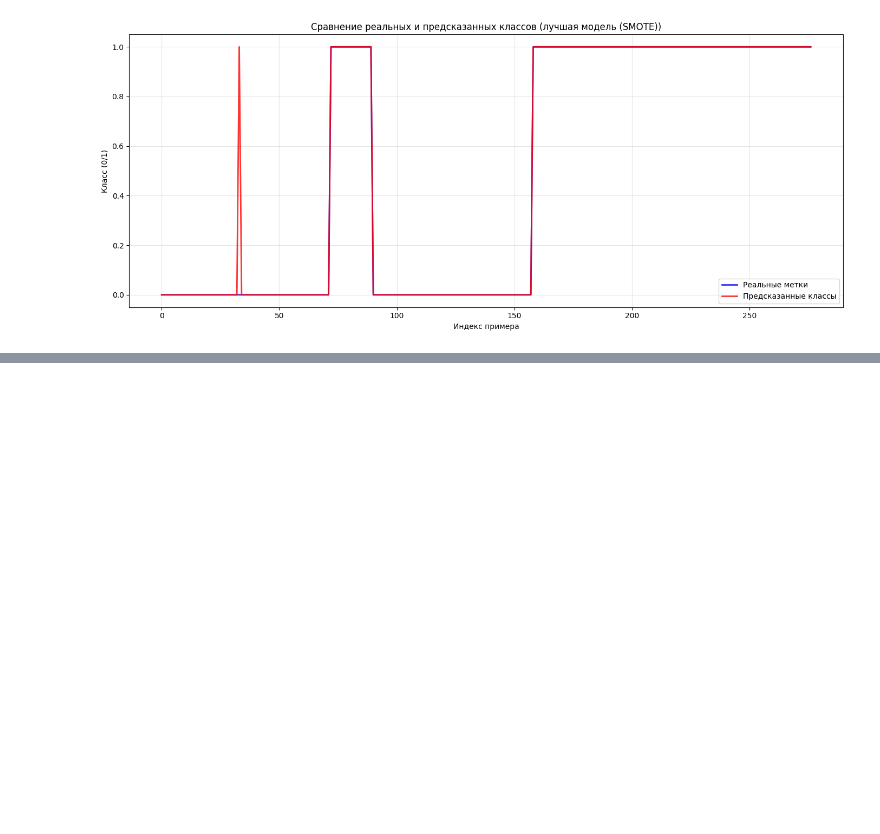
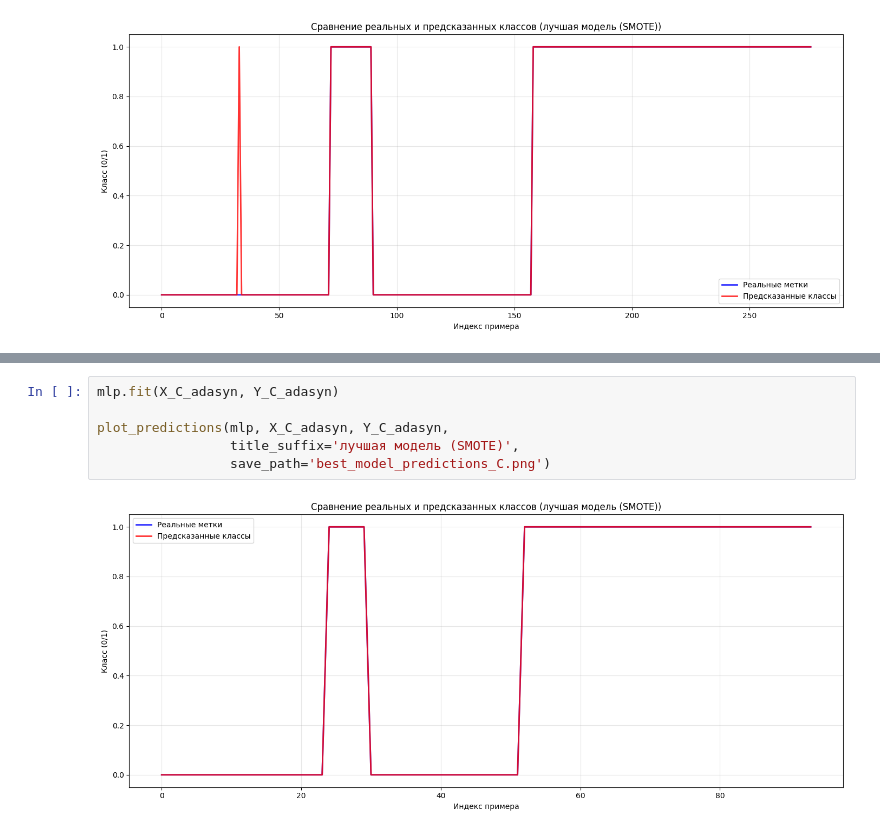
Before and after one commit to Bexaric/LB3_ML_Yakushev, a Jupyter notebook: notebook/LB3_Jupyter.ipynb, the cells around one changed output, grey strips where cells are left out. Drawn from its saved outputs; the diff is of its cells as text; blank space fills up the shorter version.

```diff
--- a/notebook/LB3_Jupyter.ipynb
+++ b/notebook/LB3_Jupyter.ipynb
@@ -627,0 +734,8 @@ plot_predictions(mlp, X_adasyn, Y_adasyn,
+# %%
+mlp.fit(X_C_adasyn, Y_C_adasyn)
+
+plot_predictions(mlp, X_C_adasyn, Y_C_adasyn,
+                 title_suffix='лучшая модель (SMOTE)',
+                 save_path='best_model_predictions_C.png')
+# %% [output]
+[figure, added]
```
Also changed, not shown: parts of 12 cells of this notebook, 1 other file.
